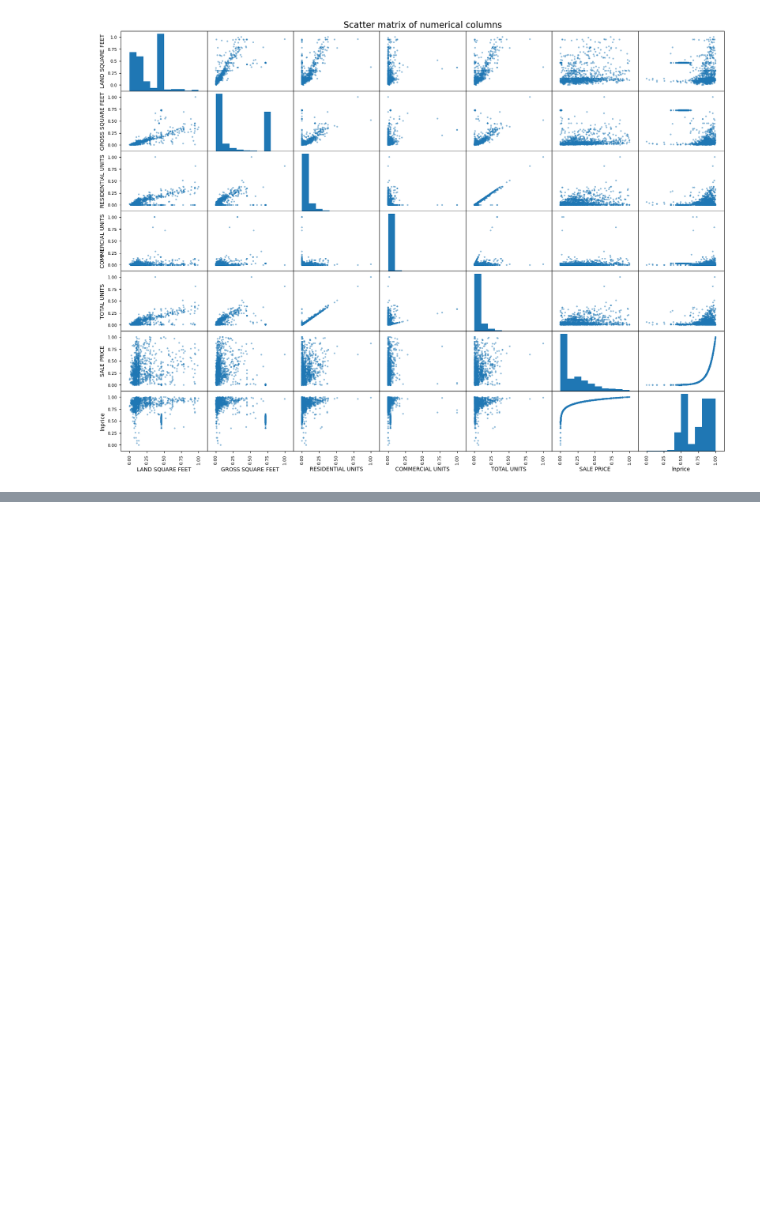
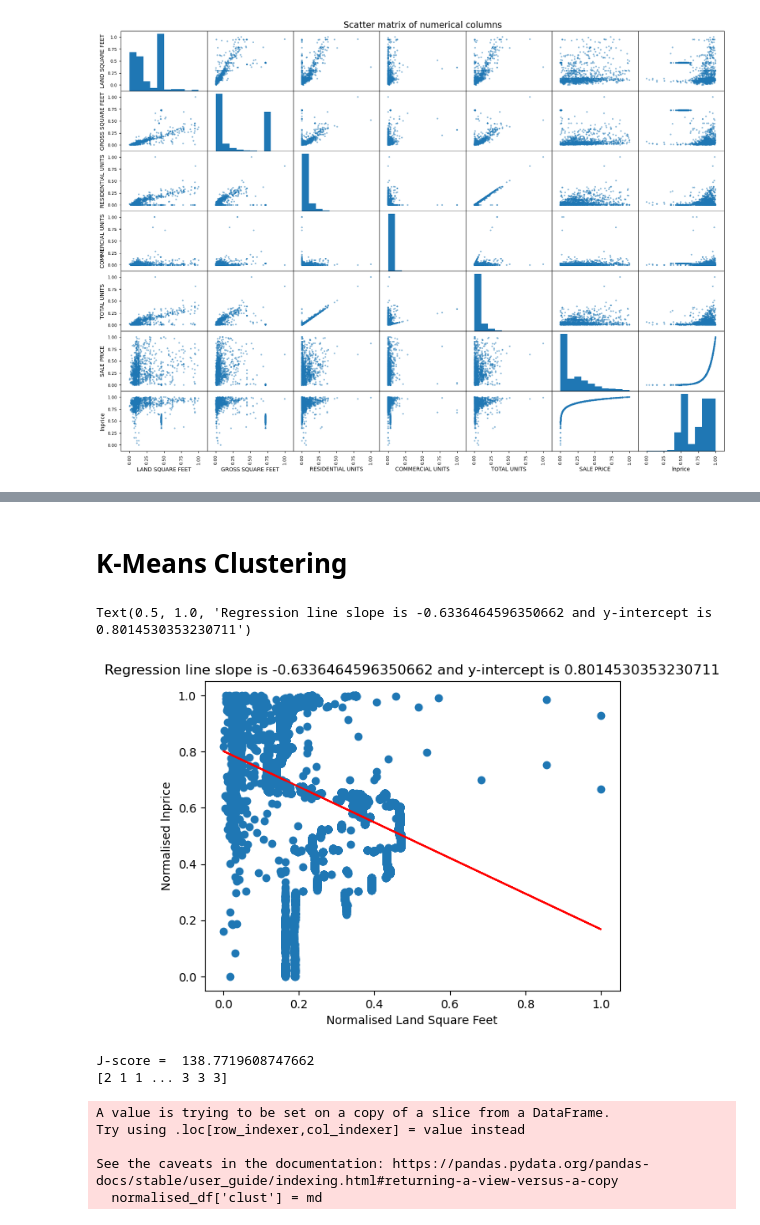
Before and after one commit to iNafey/house-price-predictor, a Jupyter notebook: main.ipynb, the cells around one changed output, grey strips where cells are left out. Saved outputs shown, nothing was run; the diff lists cells and outputs as text; code cells hidden in the pictures; blank space fills up the shorter version.

```diff
--- a/main.ipynb
+++ b/main.ipynb
@@ -999,0 +1454,43 @@ dtype: int64
+# %% [markdown]
+# K-Means Clustering
+# %%
+#regression_line = np.polyfit(treated_data['LAND SQUARE FEET'], treated_data['SALE PRICE'], 1)
+
+from scipy.stats import linregress
+
+# Regression line
+slope, intercept, r_value, p_value, std_err = linregress(treated_data['LAND SQUARE FEET'], treated_data['lnprice'])
+
+def regression_y(x):
+    return slope * x + intercept
+
+plt.scatter(treated_data['LAND SQUARE FEET'], treated_data['lnprice'])
+plt.plot(treated_data['LAND SQUARE FEET'], regression_y(treated_data['LAND SQUARE FEET']), 'r')
+plt.xlabel('Normalised Land Square Feet')
+plt.ylabel('Normalised lnprice')
+plt.title("Regression line slope is {} and y-intercept is {}".format(slope, intercept))
+# %% [output]
+Text(0.5, 1.0, 'Regression line slope is -0.6336464596350662 and y-intercept is 0.8014530353230711')
+[figure, added]
+# %%
+from sklearn.cluster import KMeans
+
+km = KMeans(n_clusters=4)
+km.fit(normalised_df[numericals])
+
+print('J-score = ', km.inertia_)
+## include the labels into the data
+print(km.labels_)
+# %% [output]
+J-score =  138.7719608747662
+[2 1 1 ... 3 3 3]
+# %%
+labels = km.labels_
+md = pd.Series(labels)
+normalised_df['clust'] = md
+# %% [output]
+A value is trying to be set on a copy of a slice from a DataFrame.
+Try using .loc[row_indexer,col_indexer] = value instead
+
+See the caveats in the documentation: https://pandas.pydata.org/pandas-docs/stable/user_guide/indexing.html#returning-a-view-versus-a-copy
+  normalised_df['clust'] = md
```
Also changed, not shown: parts of 66 cells of this notebook.
